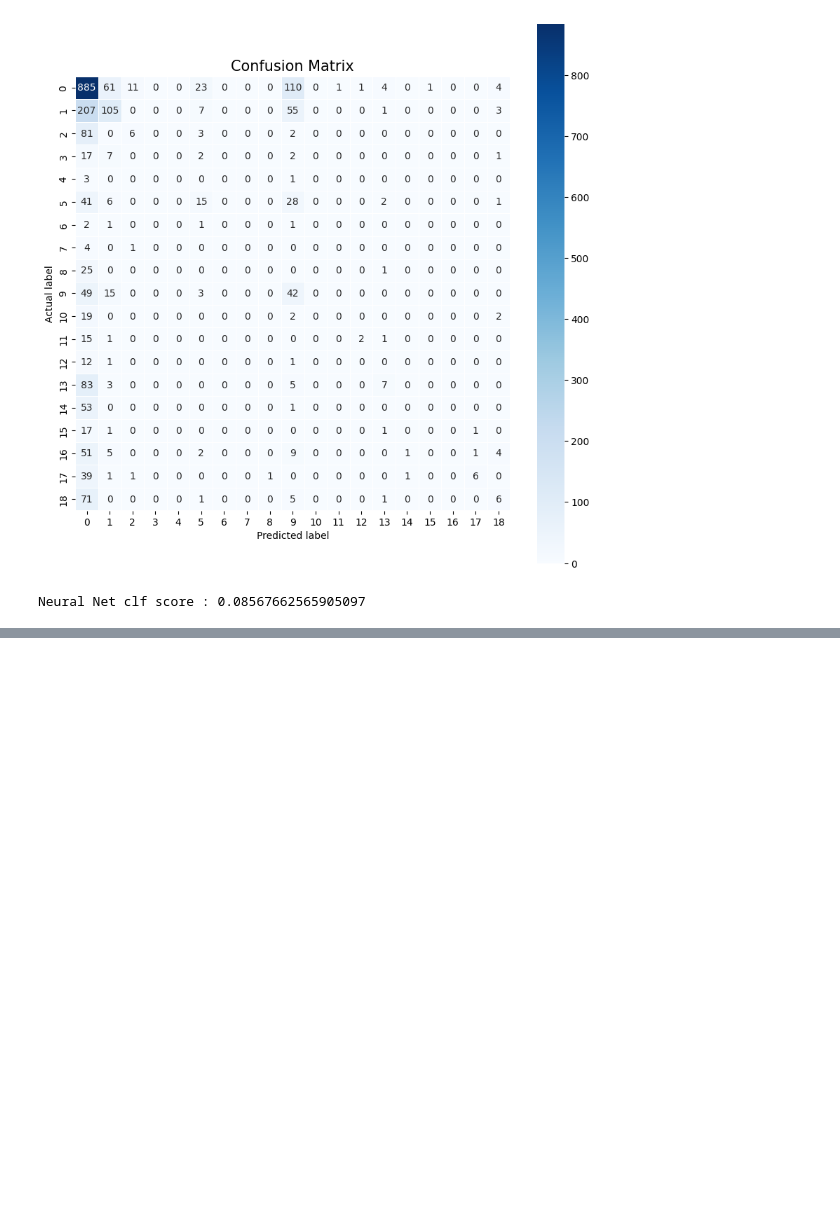
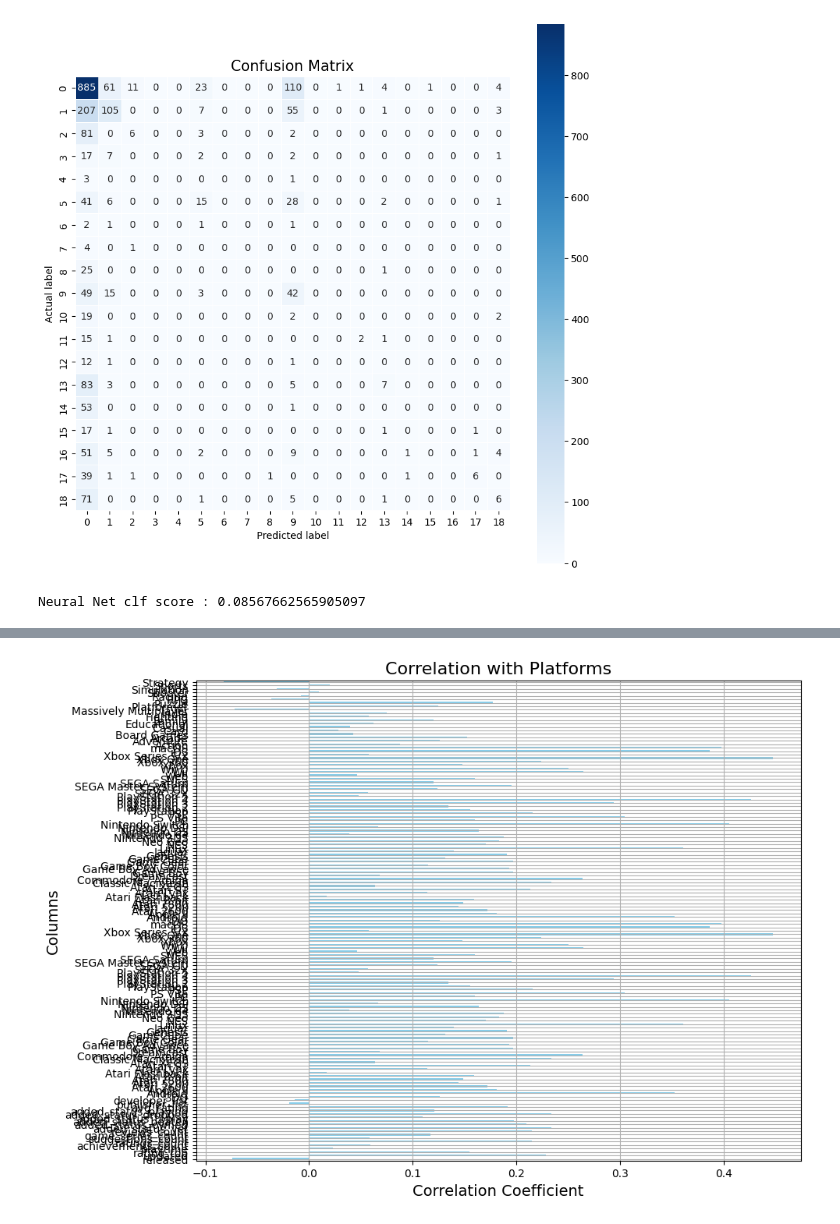
Before and after one commit to Mr-Stark01/ITSDPROJ, a Jupyter notebook: nb.ipynb, the cells around one changed output, grey strips where cells are left out. Cells and saved outputs as stored; diff of their text form; code cells hidden in the pictures; blank space fills up the shorter version.

```diff
--- a/nb.ipynb
+++ b/nb.ipynb
@@ -872,0 +957,5 @@ Neural Net clf score : 0.08567662565905097
+# %%
+df_cleaned_scaled_without_platforms = df_cleaned_scaled
+df_cleaned_scaled_without_platforms = pd.concat([df_cleaned_scaled_without_platforms, genres],axis='columns', sort=False)
+df_cleaned_scaled = pd.concat([df_cleaned_scaled, platforms],axis='columns', sort=False)
+platforms.info()
@@ -872,0 +980,30 @@ Neural Net clf score : 0.08567662565905097
+# %%
+import pandas as pd
+import matplotlib.pyplot as plt
+import numpy as np
+
+# Sum across the rows in platforms
+platforms_summed = platforms.sum(axis=1)
+
+# Concatenate the dataframes
+df_corr = pd.concat([df_cleaned_scaled_without_platforms, platforms_summed], axis='columns', sort=False)
+
+# Rename the last column to 'platforms'
+df_corr = df_corr.rename(columns={ df_corr.columns[-1]: "platforms" })
+
+# Compute correlation with each column in df_cleaned_scaled
+correlations = df_corr.corr()['platforms']
+
+# Drop the last item (which is the correlation of 'platforms' with itself)
+correlations = correlations[:-1]
+
+# Plotting
+plt.figure(figsize=(10, 8))
+correlations.plot(kind='barh', color='skyblue')
+plt.title('Correlation with Platforms', fontsize=16)
+plt.xlabel('Correlation Coefficient', fontsize=14)
+plt.ylabel('Columns', fontsize=14)
+plt.grid(True)
+plt.show()
+# %% [output]
+[figure, added]
```
Also changed, not shown: parts of 11 cells of this notebook.
